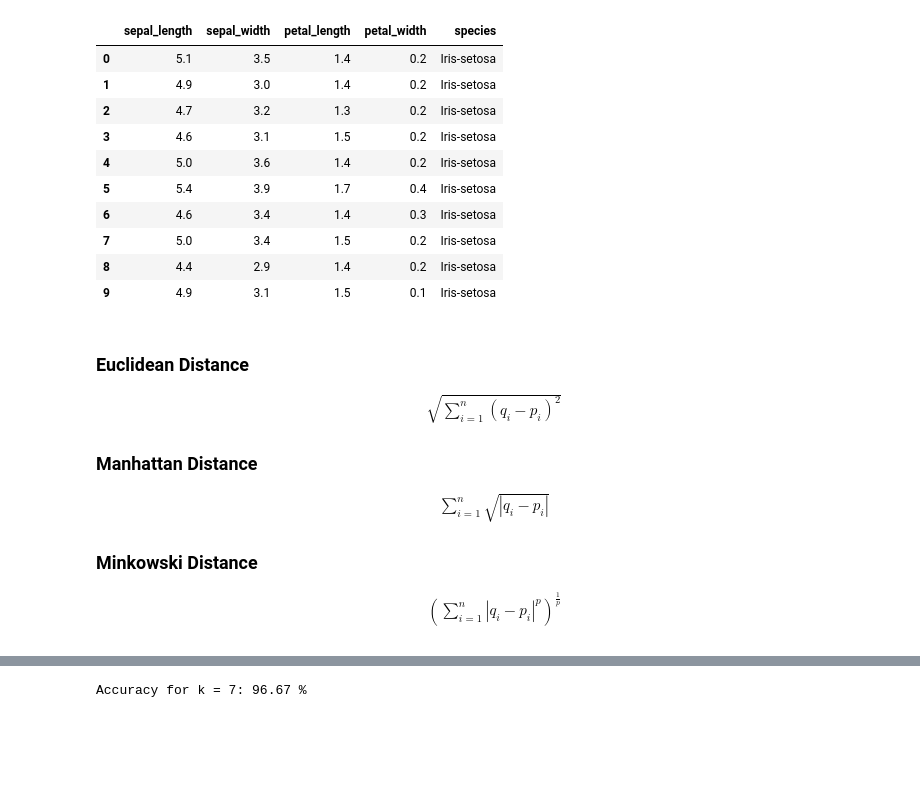
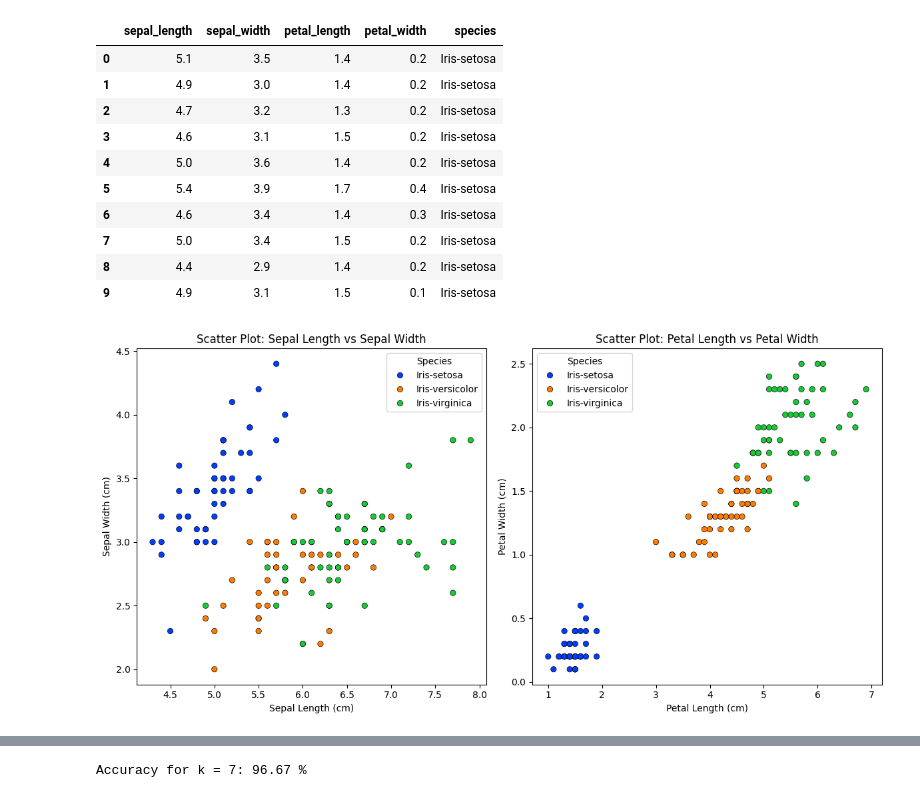
Before and after one commit to tsu76i/DS-playground, a Jupyter notebook: 2. Building ML Models From Scratch/2.2 KNN/2.2_k_nearest_neighbours.ipynb, the cells around one changed output, grey strips where cells are left out. Saved outputs shown, nothing was run; the diff lists cells and outputs as text; code cells hidden in the pictures; blank space fills up the shorter version.

```diff
--- a/2. Building ML Models From Scratch/2.2 KNN/2.2_k_nearest_neighbours.ipynb
+++ b/2. Building ML Models From Scratch/2.2 KNN/2.2_k_nearest_neighbours.ipynb
@@ -22,23 +23,23 @@ df.head(10)
 | 7 | 5.0 | 3.4 | 1.5 | 0.2 | Iris-setosa |
 | 8 | 4.4 | 2.9 | 1.4 | 0.2 | Iris-setosa |
 | 9 | 4.9 | 3.1 | 1.5 | 0.1 | Iris-setosa |
-# %% [markdown]
-### Euclidean Distance
-
-\begin{align*}
-\sqrt{\sum_{i=1}^{n} (q_i - p_i)^2}
-\end{align*}
-
-
-### Manhattan Distance
-
-\begin{align*}
-\sum_{i=1}^{n} \sqrt{|q_i - p_i|}
-\end{align*}
-
-
-### Minkowski Distance
-
-\begin{align*}
-(\sum_{i=1}^{n} |q_i - p_i|^p)^{\frac{1}{p}}
-\end{align*}
+# %%
+fig, axes = plt.subplots(ncols=2, nrows=1, figsize=(12, 6))
+
+# Figure 1 (left)
+sns.scatterplot(ax=axes[0], data=df, x='sepal_length', y='sepal_width', hue='species', palette='bright', edgecolor = "black")
+axes[0].set_title('Scatter Plot: Sepal Length vs Sepal Width')
+axes[0].set_xlabel('Sepal Length (cm)')
+axes[0].set_ylabel('Sepal Width (cm)')
+axes[0].legend(title="Species")
+
+# Figure2 (right)
+sns.scatterplot(ax=axes[1], data=df, x='petal_length', y='petal_width', hue='species', palette='bright', edgecolor = "black")
+axes[1].set_title('Scatter Plot: Petal Length vs Petal Width')
+axes[1].set_xlabel('Petal Length (cm)')
+axes[1].set_ylabel('Petal Width (cm)')
+axes[1].legend(title="Species")
+plt.tight_layout()
+plt.show()
+# %% [output]
+[figure, added]
```
Also changed, not shown: parts of 8 cells of this notebook.
